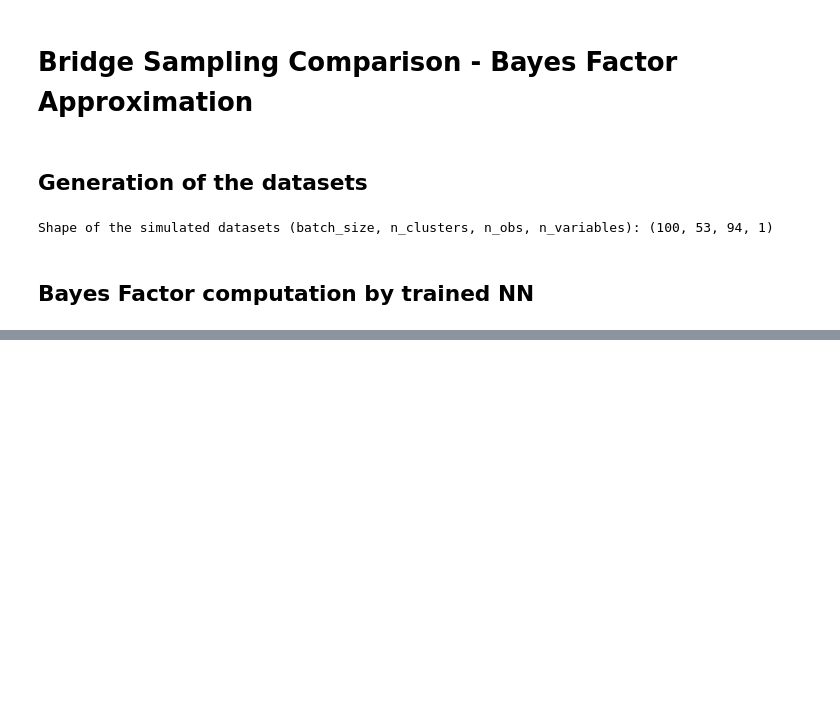
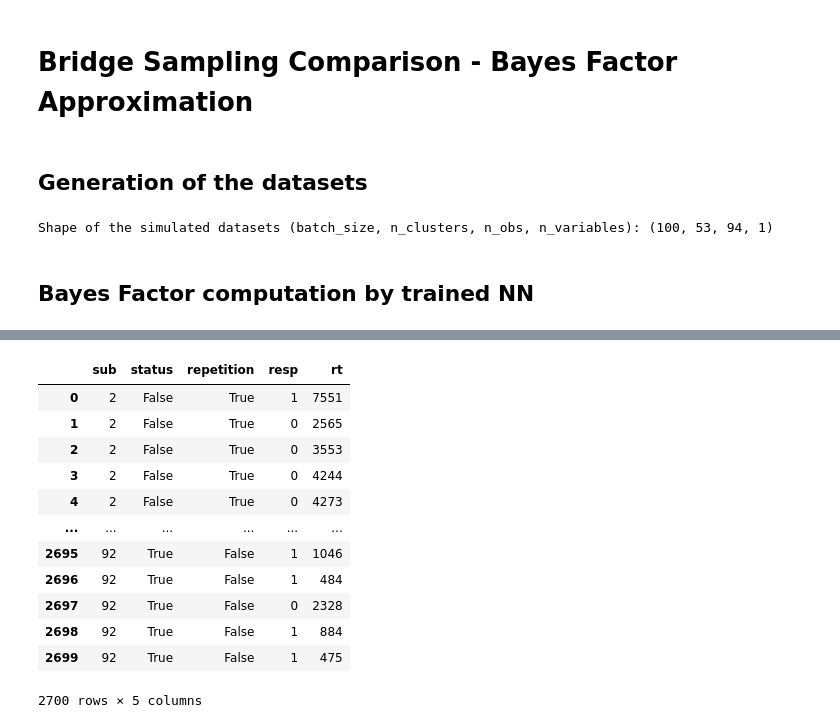
Before and after one commit to elseml/DeepHierarchicalModelComparison, a Jupyter notebook: Python code/Deep_Hierarchical_Model_Comparison.ipynb, the cells around one changed output, grey strips where cells are left out. Saved outputs shown, nothing was run; the diff lists cells and outputs as text; code cells hidden in the pictures; blank space fills up the shorter version.

```diff
--- a/Python code/Deep_Hierarchical_Model_Comparison.ipynb
+++ b/Python code/Deep_Hierarchical_Model_Comparison.ipynb
@@ -1116,0 +1193,21 @@ comparison_results.to_csv(os.path.join(comparison_folder, filename), index = Fal
+# %%
+truth_file = os.path.join(os.path.dirname(os.getcwd()),
+                          'data', 'Truth_effect_example', 'te_binary.csv')
+
+truth_data = pd.read_csv(truth_file)
+# %%
+truth_data
+# %% [output]
+|  | sub | status | repetition | resp | rt |
+| 0 | 2 | False | True | 1 | 7551 |
+| 1 | 2 | False | True | 0 | 2565 |
+| 2 | 2 | False | True | 0 | 3553 |
+| 3 | 2 | False | True | 0 | 4244 |
+| 4 | 2 | False | True | 0 | 4273 |
+| ... | ... | ... | ... | ... | ... |
+| 2695 | 92 | True | False | 1 | 1046 |
+| 2696 | 92 | True | False | 1 | 484 |
+| 2697 | 92 | True | False | 0 | 2328 |
+| 2698 | 92 | True | False | 1 | 884 |
+| 2699 | 92 | True | False | 1 | 475 |
+2700 rows × 5 columns
```
Also changed, not shown: parts of 17 cells of this notebook, 1 other file.
